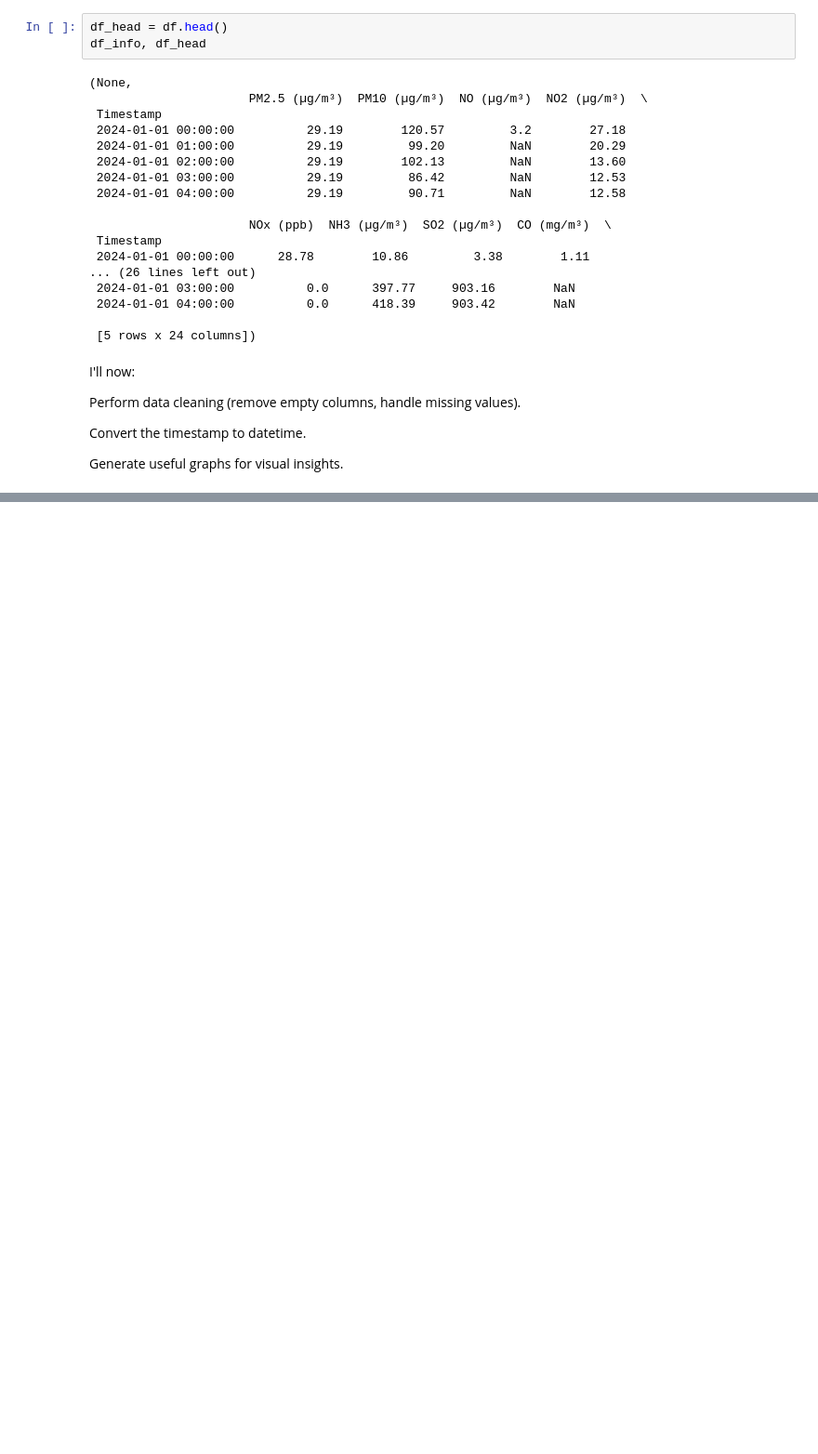
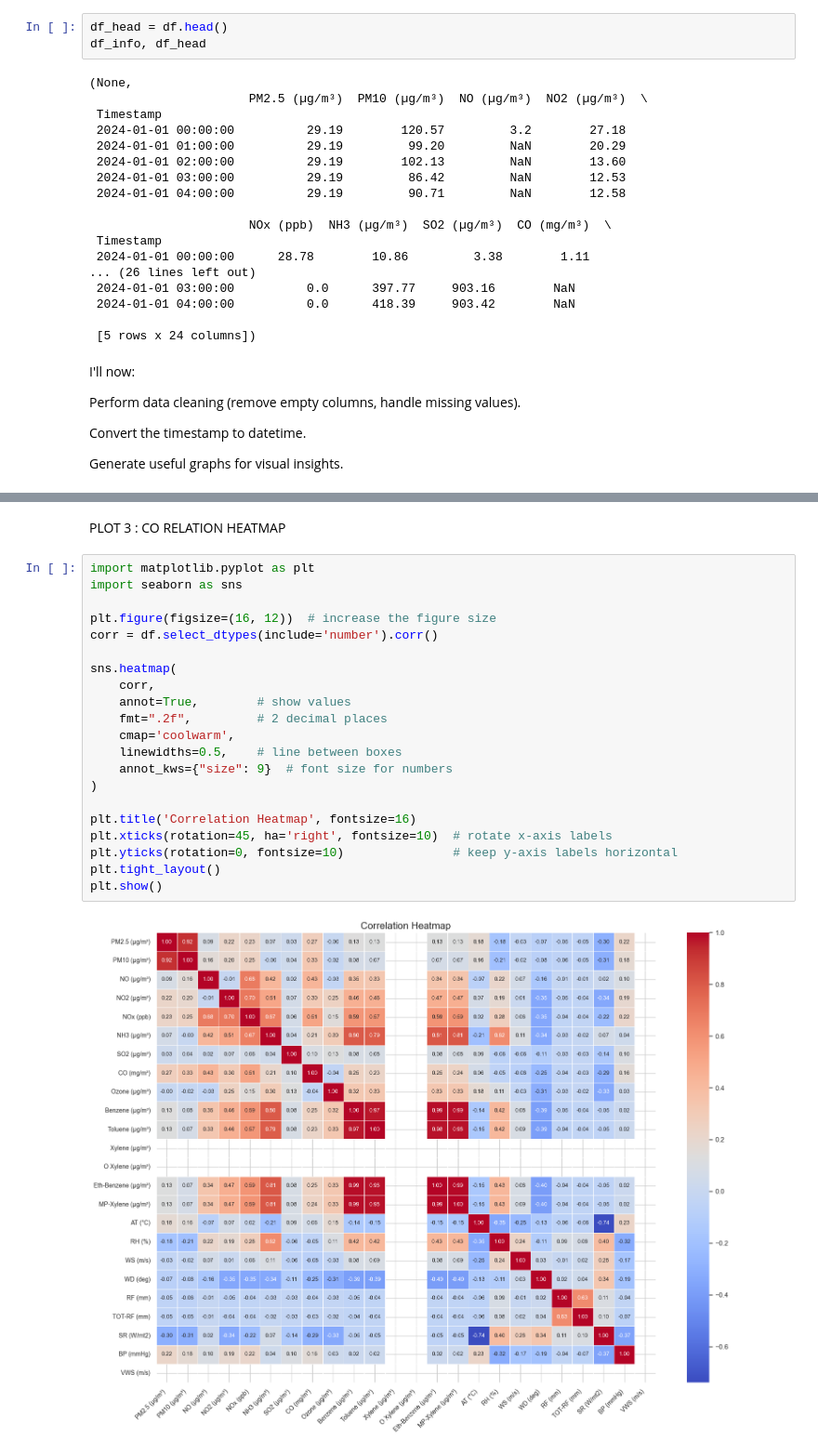
Before and after one commit to 2003Gayatri/air-quality-karnataka-prediction, a Jupyter notebook: notebooks/2024.ipynb, the cells around one changed output, grey strips where cells are left out. Shown at 93% size. Drawn from its saved outputs; the diff is of its cells as text; blank space fills up the shorter version.

```diff
--- a/notebooks/2024.ipynb
+++ b/notebooks/2024.ipynb
@@ -456,0 +606,25 @@ KeyError: 'Timestamp'
+# %% [markdown]
+PLOT 3 : CO RELATION HEATMAP
+# %%
+import matplotlib.pyplot as plt
+import seaborn as sns
+
+plt.figure(figsize=(16, 12))  # increase the figure size
+corr = df.select_dtypes(include='number').corr()
+
+sns.heatmap(
+    corr,
+    annot=True,        # show values
+    fmt=".2f",         # 2 decimal places
+    cmap='coolwarm',
+    linewidths=0.5,    # line between boxes
+    annot_kws={"size": 9}  # font size for numbers
+)
+
+plt.title('Correlation Heatmap', fontsize=16)
+plt.xticks(rotation=45, ha='right', fontsize=10)  # rotate x-axis labels
+plt.yticks(rotation=0, fontsize=10)               # keep y-axis labels horizontal
+plt.tight_layout()
+plt.show()
+# %% [output]
+[figure, added]
```
Also changed, not shown: parts of 21 cells of this notebook.
